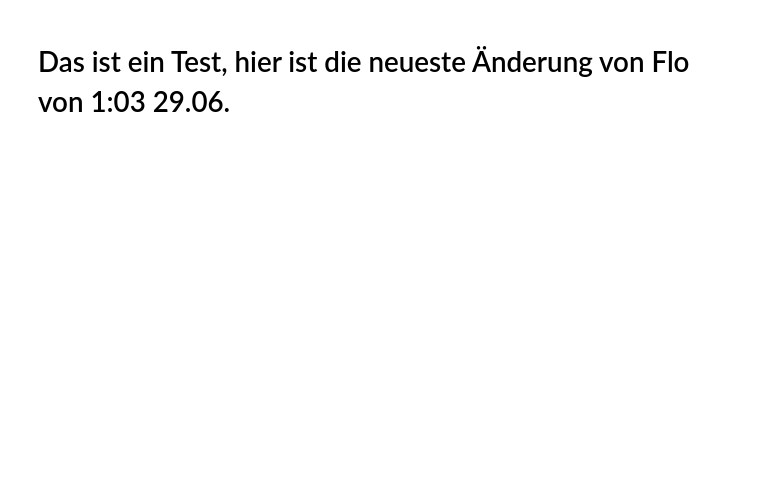
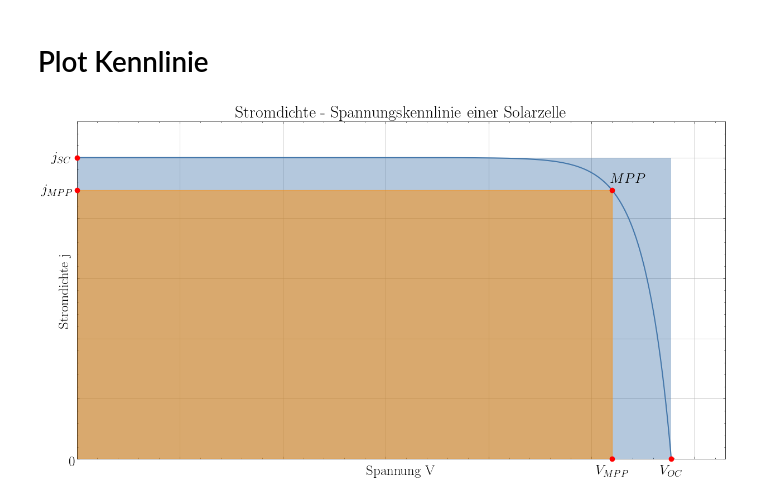
Before and after one commit to FlorianAdamczyk/FPrak_Perowskitsolarzellen, a Jupyter notebook: theorie.ipynb, the cells around one changed output. Cells and saved outputs as stored; diff of their text form; code cells hidden in the pictures; blank space fills up the shorter version.

Commit message:
Plots Kennlinien

```diff
--- a/theorie.ipynb
+++ b/theorie.ipynb
@@ -486,2 +12,65 @@ plt.savefig("bilder/FitlangzeitMess.pdf")
-# %% [markdown]
-# Das ist ein Test, hier ist die neueste Änderung von Flo von 1:03 29.06.
+# %% [markdown]
+# Plot Kennlinie
+# %%
+# Konstanten
+q = 1.602e-19  # Elementarladung in Coulomb
+k = 1.381e-23  # Boltzmann-Konstante in J/K
+T = 300  # Temperatur in Kelvin
+
+# Solarzellenparameter
+I_ph = 0.5  # Photostrom in Ampere
+I_0 = 1e-10  # Sperrstrom in Ampere
+n = 1  # Idealfaktor
+
+# Spannungsbereich
+V = np.linspace(0, 0.6, 1000)
+
+# Strom-Spannungs-Kurve berechnen
+I = I_ph - I_0 * (np.exp(q * V / (n * k * T)) - 1)
+V_OC = (k*T)/q *np.log(I_ph/I_0)
+
+# Plotten der I-V-Kurve
+fig = plt.figure(figsize=[15,8], dpi=100)
+ax = fig.add_subplot(111)
+
+ax.plot(V, I, linewidth = 1.5)
+
+ax.scatter(0,I_ph, zorder = 10,clip_on=False, color = "red")
+ax.text(-0.025,I_ph,r"$j_{SC}$", va='center')
+
+ax.scatter(V_OC,0, zorder = 10,clip_on=False, color = "red")
+ax.text(V_OC,-0.025,r"$V_{OC}$", ha='center')
+
+ax.add_patch(patches.Rectangle((0, 0), V_OC, I_ph, linewidth=1,alpha = 0.4, zorder = 1))
+
+V_MPP = 0.9*V_OC
+J_MPP = I_ph - I_0 * (np.exp(q * V_MPP / (n * k * T)) - 1)
+ax.add_patch(patches.Rectangle((0, 0), V_MPP ,J_MPP, linewidth=1,alpha = 0.5, zorder = 1, color = 'darkorange'))
+
+ax.scatter(0,J_MPP, zorder = 10,clip_on=False, color = "red")
+ax.text(-0.035,J_MPP,r"$j_{MPP}$", va='center')
+
+ax.scatter(V_MPP,0, zorder = 10,clip_on=False, color = "red")
+ax.text(V_MPP,-0.025,r"$V_{MPP}$", ha='center')
+
+ax.scatter(V_MPP,J_MPP, zorder = 10,clip_on=False, color = "red")
+ax.text(V_MPP + 0.015,J_MPP+ 0.012,r"$MPP$", ha='center')
+
+ax.set_xlabel('Spannung V')
+ax.set_ylabel('Stromdichte j')
+ax.set_xticklabels([])
+ax.set_yticklabels([])
+ax.text(-0.005,-0.005,0, va='center', ha = 'center')
+ax.set_title('Stromdichte - Spannungskennlinie einer Solarzelle')
+
+ax.set_ylim(ymin = 0)
+ax.set_xlim(xmin = 0)
+ax.grid(True)
+#ax.legend()
+
+ax.set_axisbelow(True)
+
+
+plt.savefig("bilder/SolarzelleIdeal.pdf")
+# %% [output]
+[figure, added]
```
Also changed, not shown: parts of 85 cells of this notebook, 10 other files.
